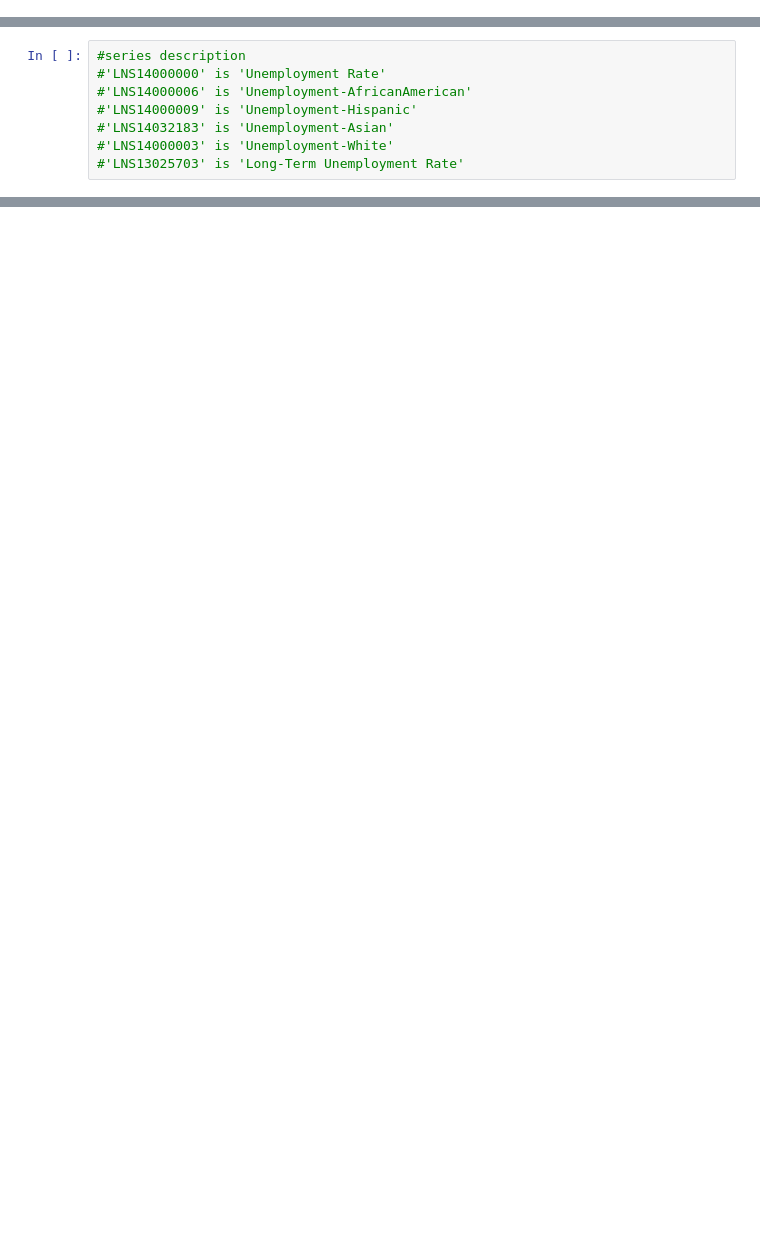
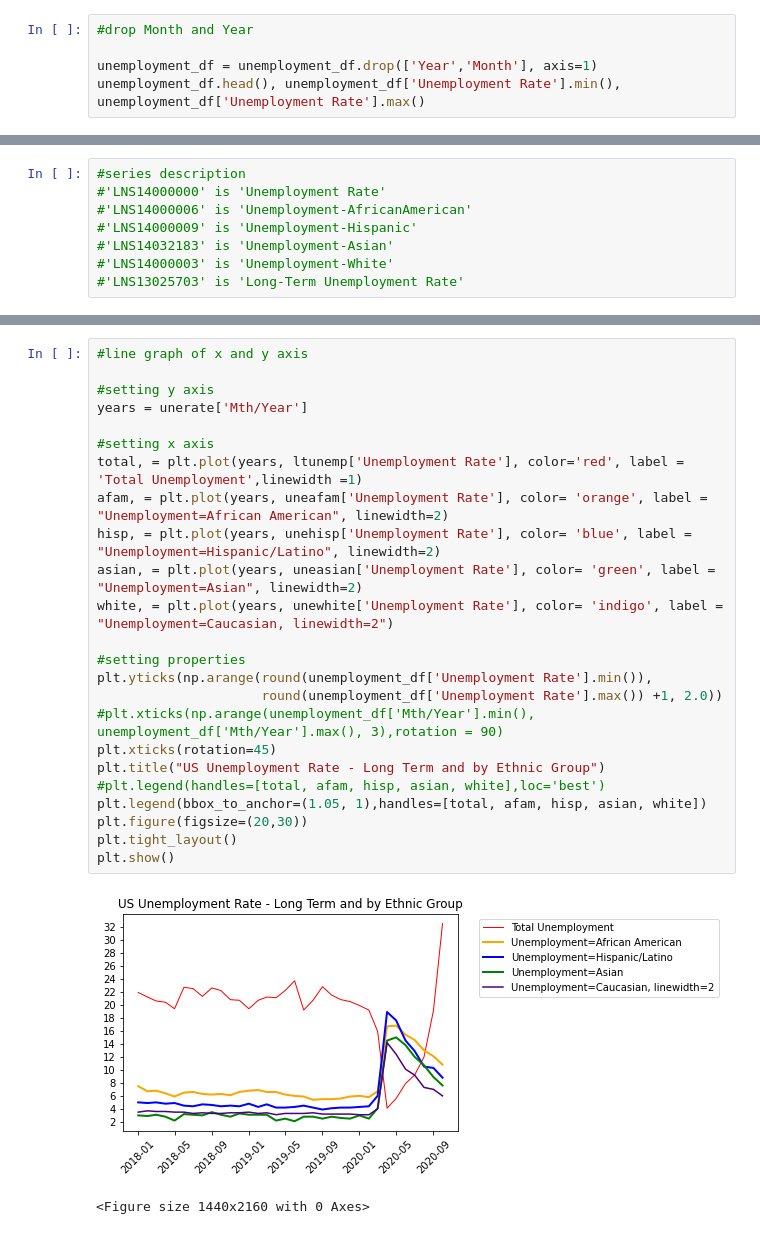
Before and after one commit to mgfrancis/GroupProject1, a Jupyter notebook: unemployment.ipynb, the cells around one changed output, grey strips where cells are left out. Cells and saved outputs as stored; diff of their text form; blank space fills up the shorter version.

```diff
--- a/unemployment.ipynb
+++ b/unemployment.ipynb
@@ -86,0 +81,5 @@ unemployment_df.head()
+# %%
+#drop Month and Year
+
+unemployment_df = unemployment_df.drop(['Year','Month'], axis=1)
+unemployment_df.head(), unemployment_df['Unemployment Rate'].min(), unemployment_df['Unemployment Rate'].max()
@@ -138,0 +134,27 @@ KeyError: "None of ['seriesid'] are in the columns"
+# %%
+#line graph of x and y axis
+
+#setting y axis
+years = unerate['Mth/Year']
+
+#setting x axis
+total, = plt.plot(years, ltunemp['Unemployment Rate'], color='red', label = 'Total Unemployment',linewidth =1)
+afam, = plt.plot(years, uneafam['Unemployment Rate'], color= 'orange', label = "Unemployment=African American", linewidth=2)
+hisp, = plt.plot(years, unehisp['Unemployment Rate'], color= 'blue', label = "Unemployment=Hispanic/Latino", linewidth=2)
+asian, = plt.plot(years, uneasian['Unemployment Rate'], color= 'green', label = "Unemployment=Asian", linewidth=2)
+white, = plt.plot(years, unewhite['Unemployment Rate'], color= 'indigo', label = "Unemployment=Caucasian, linewidth=2")
+
+#setting properties
+plt.yticks(np.arange(round(unemployment_df['Unemployment Rate'].min()),
+                     round(unemployment_df['Unemployment Rate'].max()) +1, 2.0))
+#plt.xticks(np.arange(unemployment_df['Mth/Year'].min(), unemployment_df['Mth/Year'].max(), 3),rotation = 90)
+plt.xticks(rotation=45)
+plt.title("US Unemployment Rate - Long Term and by Ethnic Group")
+#plt.legend(handles=[total, afam, hisp, asian, white],loc='best')
+plt.legend(bbox_to_anchor=(1.05, 1),handles=[total, afam, hisp, asian, white])
+plt.figure(figsize=(20,30))
+plt.tight_layout()
+plt.show()
+# %% [output]
+[figure, added]
+<Figure size 1440x2160 with 0 Axes>
```
Also changed, not shown: parts of 7 cells of this notebook.
